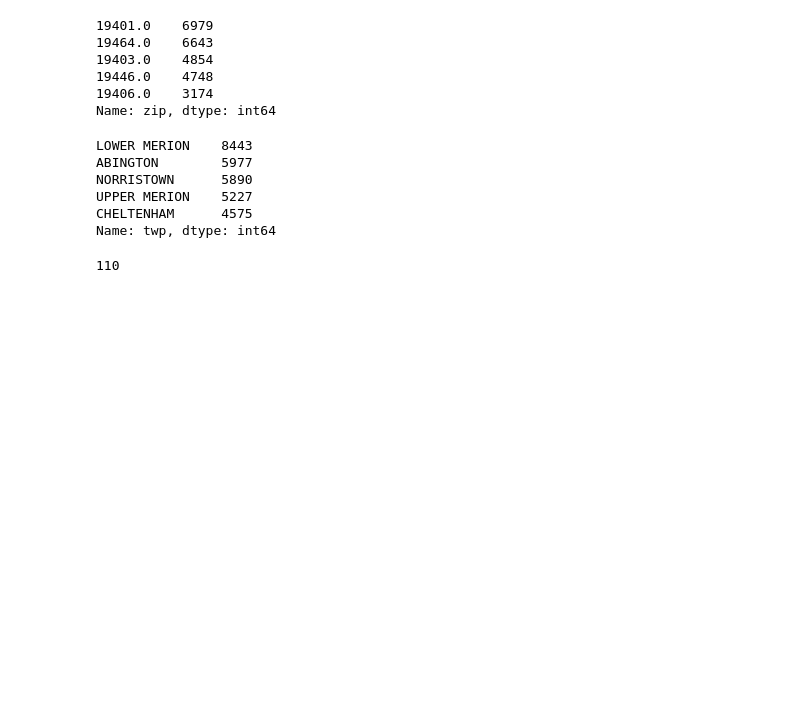
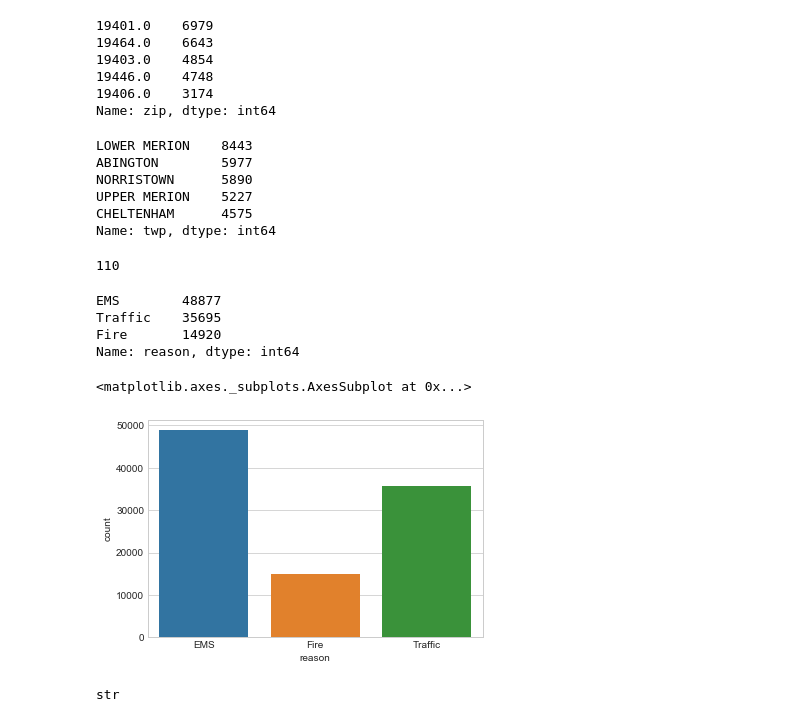
Before and after one commit to jlopez1423/python-911-calls-data-analysis, a Jupyter notebook: 911 Calls Data Analysis.ipynb, the cells around one changed output. Saved outputs shown, nothing was run; the diff lists cells and outputs as text; code cells hidden in the pictures; blank space fills up the shorter version.

Commit message:
Starting on some plots

```diff
--- a/911 Calls Data Analysis.ipynb
+++ b/911 Calls Data Analysis.ipynb
@@ -4,6 +4,8 @@
 #import numpy and pandas
 import numpy as np
 import pandas as pd
+import seaborn as sns
+sns.set_style('whitegrid')
 # %%
 #Import visualization libraries and set %matplotlib inline.
 import matplotlib.pyplot as plt
@@ -73,3 +75,18 @@ df.title.nunique()
 #These are EMS, Fire, and Traffic. Use .apply()
 #with a custom lambda expression to create a new column called "Reason" that contains this string value.
 #For example, if the title column value is EMS: BACK PAINS/INJURY , the Reason column value would be EMS.
+df['reason'] = df['title'].apply( lambda title: title.split( ':' )[0] )
+# %%
+#What is the most common Reason for a 911 call based off of this new column?
+df.reason.value_counts()
+# %% [output]
+EMS        48877
+Traffic    35695
+Fire       14920
+Name: reason, dtype: int64
+# %%
+#Now use seaborn to create a countplot of 911 calls by Reason.
+sns.countplot(x='reason', data = df )
+# %% [output]
+<matplotlib.axes._subplots.AxesSubplot at 0x...>
+[figure, added]
@@ -75,0 +96,4 @@ df.title.nunique()
+# %%
+type(df['timeStamp'][0])
+# %% [output]
+str
```
Also changed, not shown: parts of 11 cells of this notebook.
